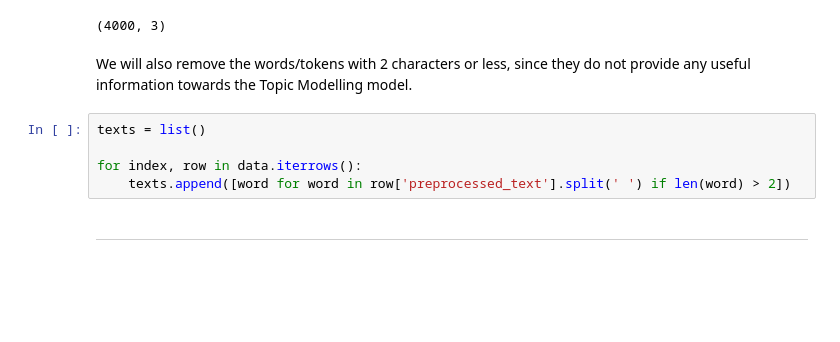
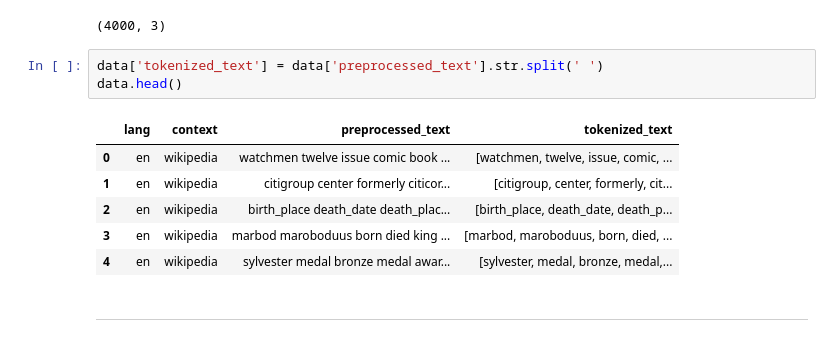
Before and after one commit to alvarobartt/ea-associate-ds, a Jupyter notebook: research/05 - Topic Modelling.ipynb, the cells around one changed output. Drawn from its saved outputs; the diff is of its cells as text; blank space fills up the shorter version.

```diff
--- a/research/05 - Topic Modelling.ipynb
+++ b/research/05 - Topic Modelling.ipynb
@@ -40,13 +40,16 @@ data = data[(data['lang'] == 'en') & (data['context'] == 'wikipedia')]
 data.shape
 # %% [output]
 (4000, 3)
-# %% [markdown]
-We will also remove the words/tokens with 2 characters or less, since they do not provide any useful information towards the Topic Modelling model.
-# %%
-texts = list()
-
-for index, row in data.iterrows():
-    texts.append([word for word in row['preprocessed_text'].split(' ') if len(word) > 2])
+# %%
+data['tokenized_text'] = data['preprocessed_text'].str.split(' ')
+data.head()
+# %% [output]
+|  | lang | context | preprocessed_text | tokenized_text |
+| 0 | en | wikipedia | watchmen twelve issue comic book ... | [watchmen, twelve, issue, comic, ... |
+| 1 | en | wikipedia | citigroup center formerly citicor... | [citigroup, center, formerly, cit... |
+| 2 | en | wikipedia | birth_place death_date death_plac... | [birth_place, death_date, death_p... |
+| 3 | en | wikipedia | marbod maroboduus born died king ... | [marbod, maroboduus, born, died, ... |
+| 4 | en | wikipedia | sylvester medal bronze medal awar... | [sylvester, medal, bronze, medal,... |
 # %% [markdown]
 ---
 # %% [markdown]
```
Also changed, not shown: parts of 12 cells of this notebook, 7 other files.
